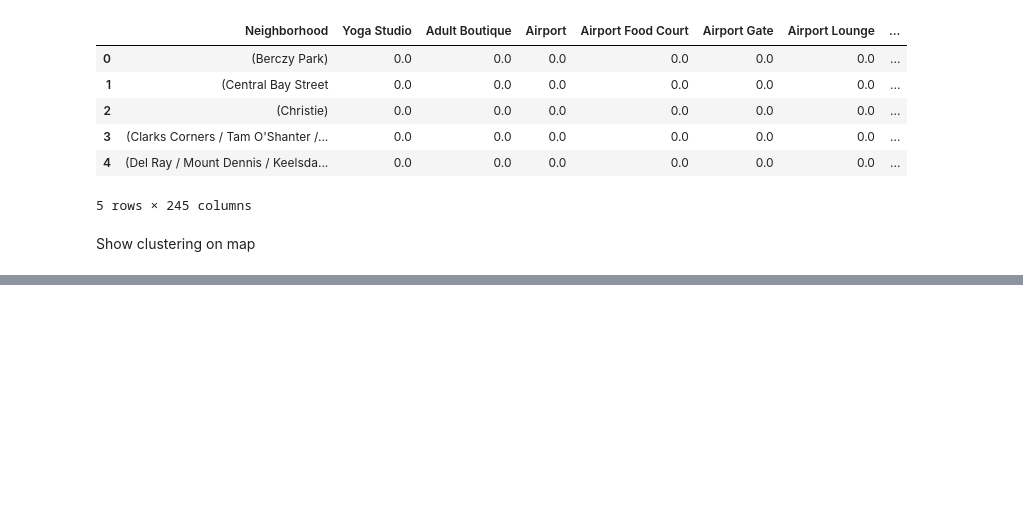
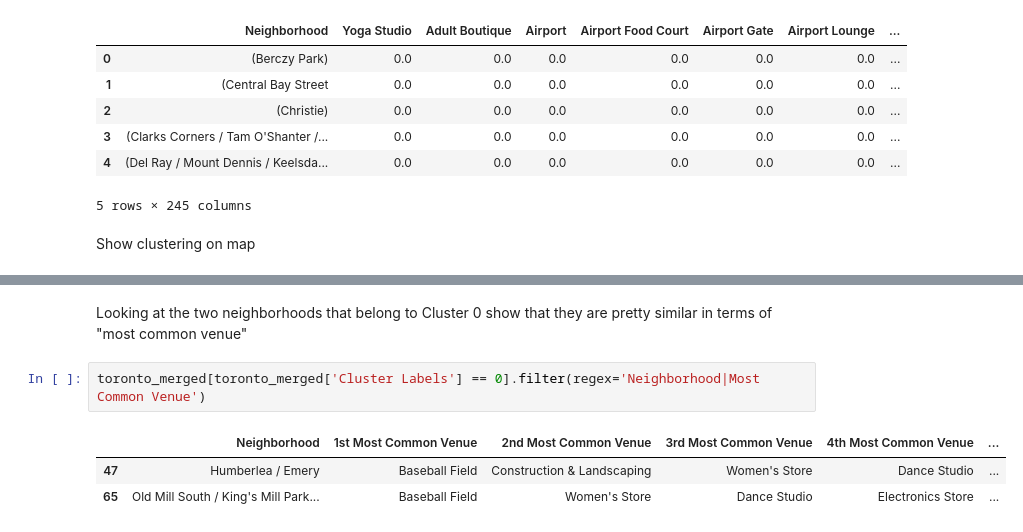
Before and after one commit to dincamihai/Neighborhood-Data-Coursera-Capstone, a Jupyter notebook: toronto.ipynb, the cells around one changed output, grey strips where cells are left out. Cells and saved outputs as stored; diff of their text form; blank space fills up the shorter version.

```diff
--- a/toronto.ipynb
+++ b/toronto.ipynb
@@ -440,3 +440,11 @@ map_clusters
 # %% [output]
 The geograpical coordinates of Toronto are 43.653963, -79.387207.
 [interactive output not drawn]
+# %% [markdown]
+Looking at the two neighborhoods that belong to Cluster 0 show that they are pretty similar in terms of "most common venue"
+# %%
+toronto_merged[toronto_merged['Cluster Labels'] == 0].filter(regex='Neighborhood|Most Common Venue')
+# %% [output]
+|  | Neighborhood | 1st Most Common Venue | 2nd Most Common Venue | 3rd Most Common Venue | 4th Most Common Venue | ... |
+| 47 | Humberlea / Emery | Baseball Field | Construction & Landscaping | Women's Store | Dance Studio | ... |
+| 65 | Old Mill South / King's Mill Park... | Baseball Field | Women's Store | Dance Studio | Electronics Store | ... |
```
